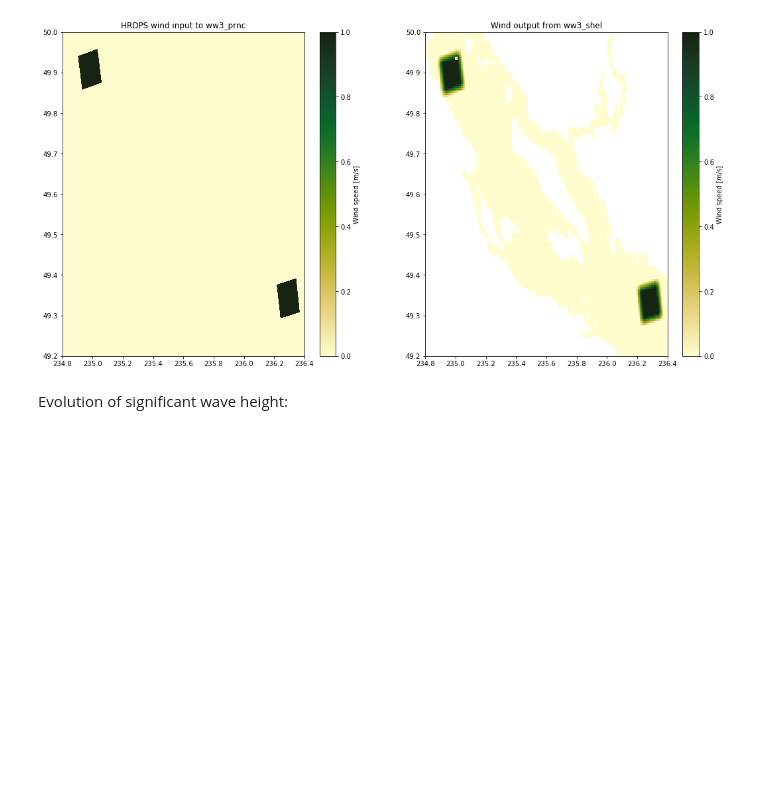
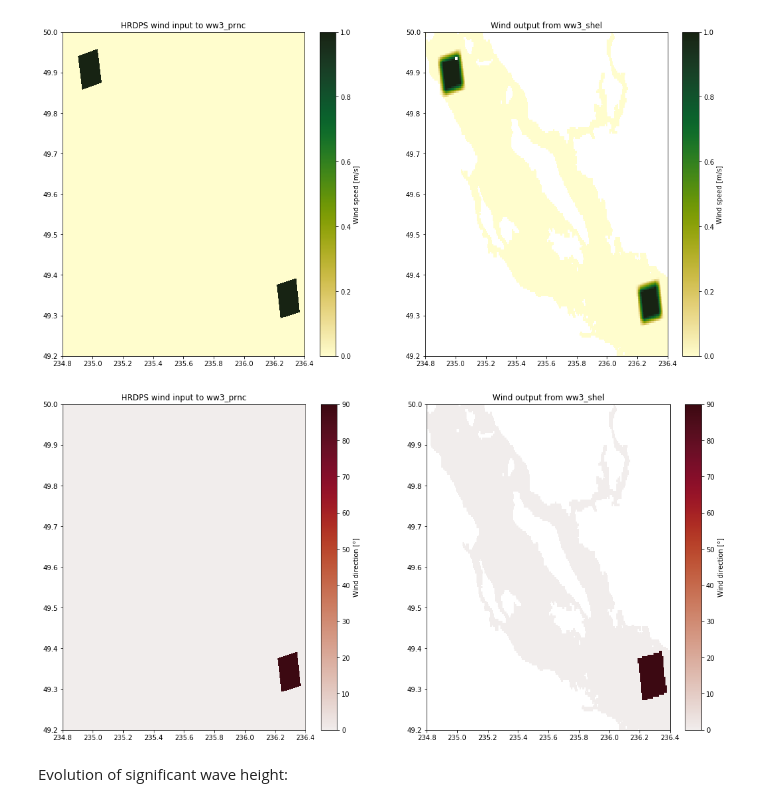
Before and after one commit to SalishSeaCast/SalishSeaNowcast, a Jupyter notebook: notebooks/Developing-make_ww3_wind_file-worker.ipynb, the cells around one changed output. Cells and saved outputs as stored; diff of their text form; code cells hidden in the pictures; blank space fills up the shorter version.

Commit message:
Add wind direction viz to make_ww3_wind_file dev notebook.

```diff
--- a/notebooks/Developing-make_ww3_wind_file-worker.ipynb
+++ b/notebooks/Developing-make_ww3_wind_file-worker.ipynb
@@ -304,6 +308,8 @@ ax.set_ylim(49.2, 50)
 [figure]
 # %%
 wwf = xr.open_dataset('SoG_ww3_fields_20170120_patches.nc')
+# %%
+ds = xr.open_dataset('SoG_wind_20170120_patches.nc')
 # %%
 wwf_u_wind = ma.masked_invalid(wwf.uwnd)
 wwf_v_wind = ma.masked_invalid(wwf.vwnd)
@@ -331,6 +337,31 @@ for ax in axs:
     ax.set_ylim(49.2, 50)
 # %% [output]
 [figure]
+# %%
+time = 12
+
+fig, axs = plt.subplots(1, 2, figsize=(18, 9))
+mesh = axs[0].pcolormesh(
+    ds.longitude, ds.latitude, np.rad2deg(np.arctan2(ds.v_wind[time], ds.u_wind[time])),
+    cmap=cmocean.cm.amp,
+)
+cbar = fig.colorbar(mesh, ax=axs[0])
+cbar.set_label('Wind direction [°]')
+axs[0].set_title('HRDPS wind input to ww3_prnc')
+
+axs[1].pcolormesh(
+    wwf.longitude, wwf.latitude, np.rad2deg(np.arctan2(wwf_v_wind[time], wwf_u_wind[time])),
+    cmap=cmocean.cm.amp,
+)
+cbar = fig.colorbar(mesh, ax=axs[1])
+cbar.set_label('Wind direction [°]')
+axs[1].set_title('Wind output from ww3_shel')
+
+for ax in axs:
+    ax.set_xlim(234.8, 236.4)
+    ax.set_ylim(49.2, 50)
+# %% [output]
+[figure, added]
 # %% [markdown]
 Evolution of significant wave height:
 # %%
```
Also changed, not shown: parts of 2 cells of this notebook.
